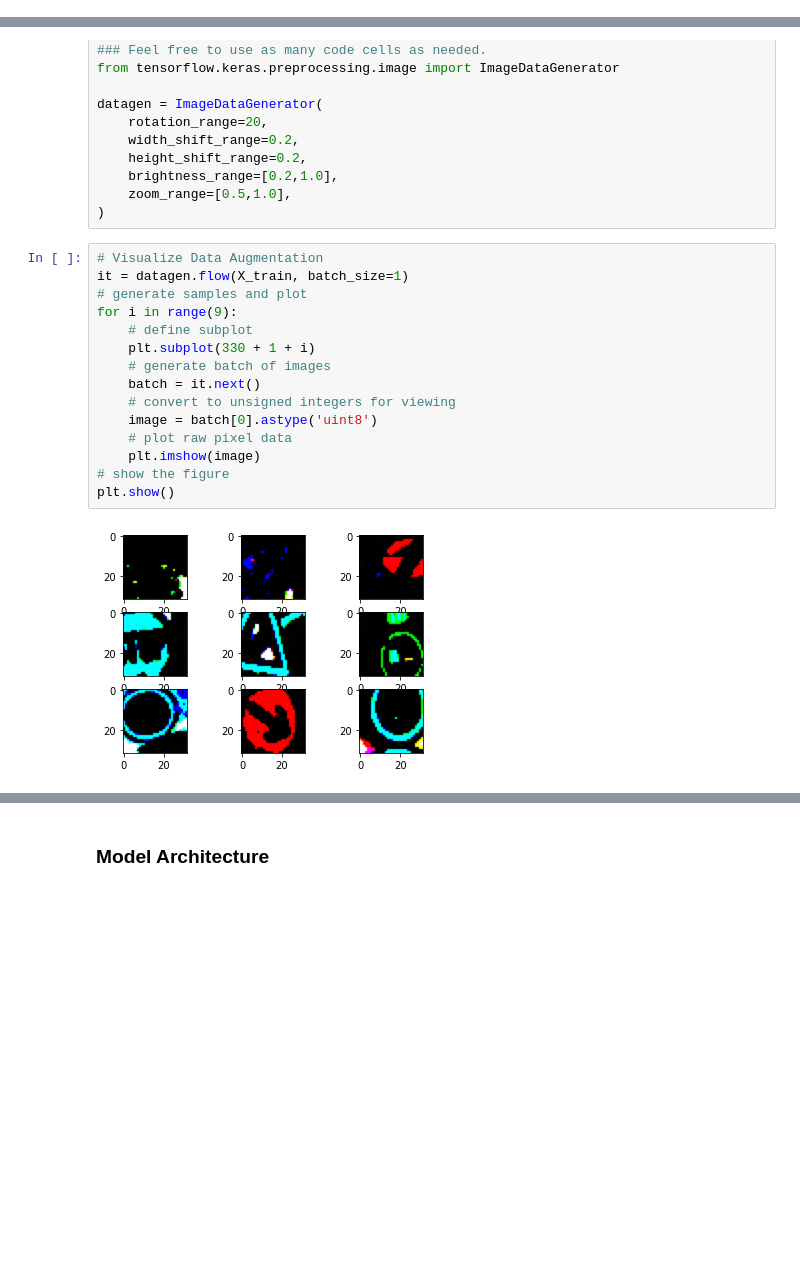
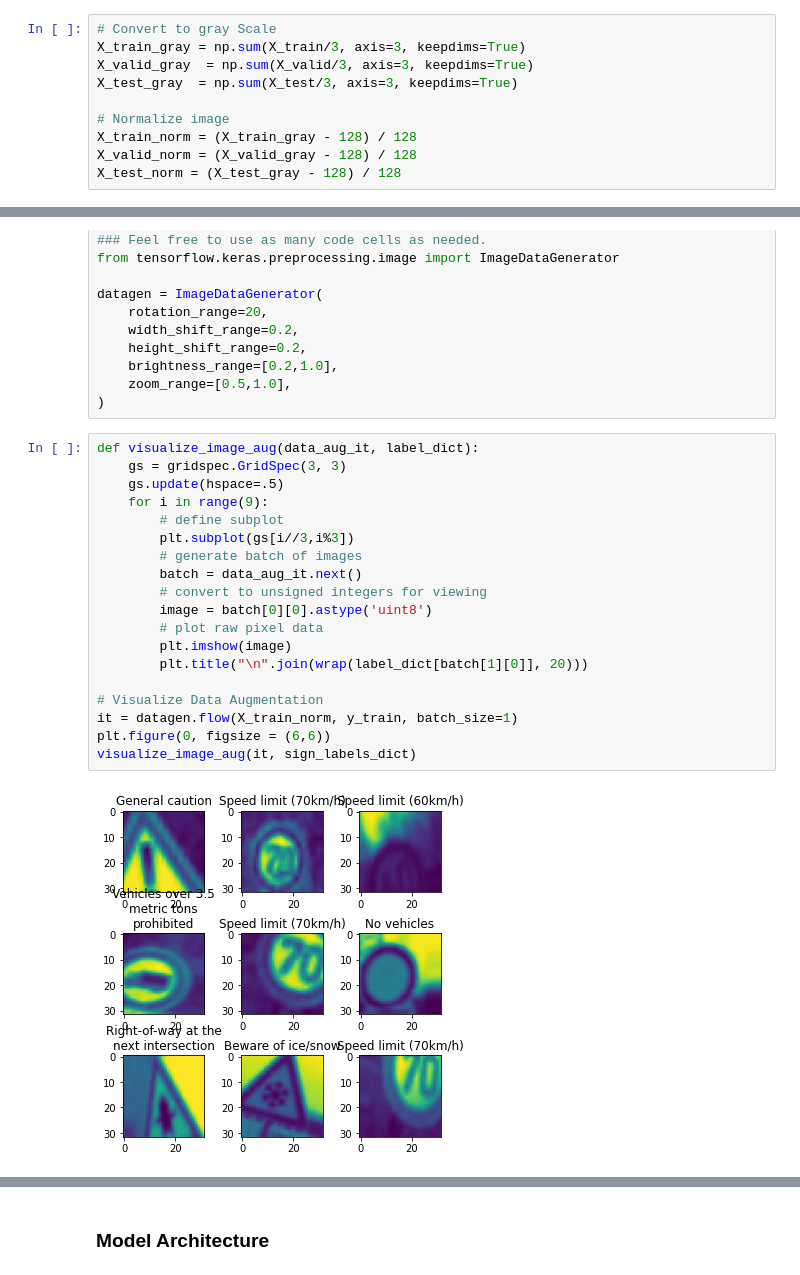
Before and after one commit to RamadanAhmed/CarND-Traffic-Sign-Classifier-Project, a Jupyter notebook: Traffic_Sign_Classifier.ipynb, the cells around one changed output, grey strips where cells are left out. Drawn from its saved outputs; the diff is of its cells as text; blank space fills up the shorter version.

```diff
--- a/Traffic_Sign_Classifier.ipynb
+++ b/Traffic_Sign_Classifier.ipynb
@@ -195,0 +196,10 @@ Use the code cell (or multiple code cells, if necessary) to implement the first
+# %%
+# Convert to gray Scale
+X_train_gray = np.sum(X_train/3, axis=3, keepdims=True)
+X_valid_gray  = np.sum(X_valid/3, axis=3, keepdims=True)
+X_test_gray  = np.sum(X_test/3, axis=3, keepdims=True)
+
+# Normalize image
+X_train_norm = (X_train_gray - 128) / 128
+X_valid_norm = (X_valid_gray - 128) / 128
+X_test_norm = (X_test_gray - 128) / 128
@@ -209,19 +232,23 @@ datagen = ImageDataGenerator(
     zoom_range=[0.5,1.0],
 )
 # %%
+def visualize_image_aug(data_aug_it, label_dict):
+    gs = gridspec.GridSpec(3, 3)
+    gs.update(hspace=.5)
+    for i in range(9):
+        # define subplot
+        plt.subplot(gs[i//3,i%3])
+        # generate batch of images
+        batch = data_aug_it.next()
+        # convert to unsigned integers for viewing
+        image = batch[0][0].astype('uint8')
+        # plot raw pixel data
+        plt.imshow(image)
+        plt.title("\n".join(wrap(label_dict[batch[1][0]], 20)))
+
 # Visualize Data Augmentation
-it = datagen.flow(X_train, batch_size=1)
-# generate samples and plot
-for i in range(9):
-    # define subplot
-    plt.subplot(330 + 1 + i)
-    # generate batch of images
-    batch = it.next()
-    # convert to unsigned integers for viewing
-    image = batch[0].astype('uint8')
-    # plot raw pixel data
-    plt.imshow(image)
-# show the figure
-plt.show()
+it = datagen.flow(X_train_norm, y_train, batch_size=1)
+plt.figure(0, figsize = (6,6))
+visualize_image_aug(it, sign_labels_dict)
 # %% [output]
-[figure, old version]
+[figure, new version]
```
Also changed, not shown: parts of 5 cells of this notebook.
